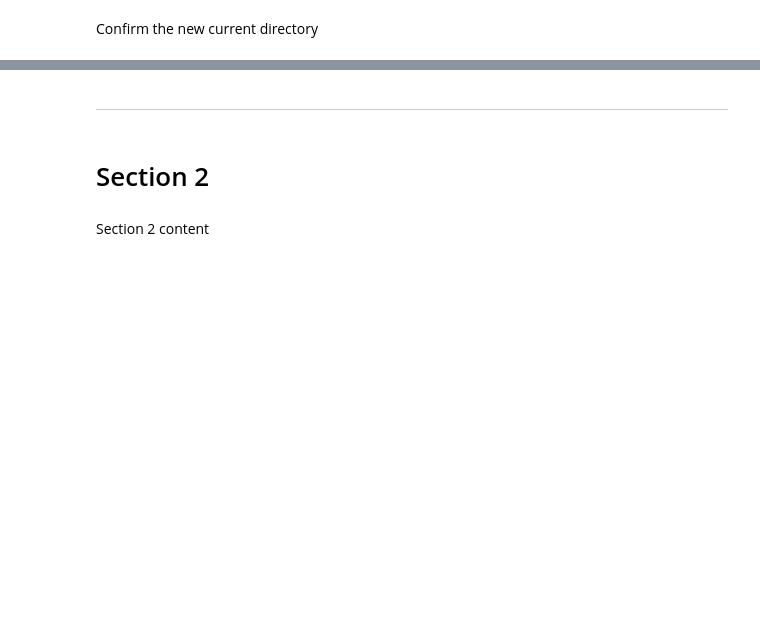
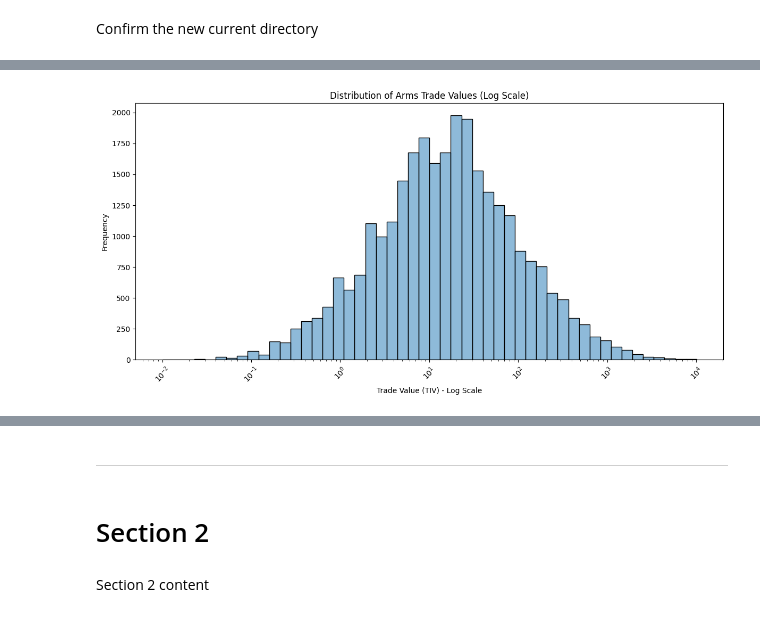
Before and after one commit to J-Bicheno/Arms-Import-Export-Analysis, a Jupyter notebook: jupyter_notebooks/Initial_Visualisation.ipynb, the cells around one changed output, grey strips where cells are left out. Saved outputs shown, nothing was run; the diff lists cells and outputs as text; code cells hidden in the pictures; blank space fills up the shorter version.

Commit message:
distribution of log scaled data checked and analysed

```diff
--- a/jupyter_notebooks/Initial_Visualisation.ipynb
+++ b/jupyter_notebooks/Initial_Visualisation.ipynb
@@ -55,0 +75,3 @@ Section 1 content
+# %%
+arms_enhance_df = pd.read_csv('data_folder/Processed/arms_trade_cleaned.csv')
+arms_enhance_df.head()
@@ -55,0 +85,24 @@ Section 1 content
+# %%
+# Create figure with larger size
+plt.figure(figsize=(12, 6))
+
+# Plot with log scale and adjusted bins
+sns.histplot(data=arms_enhance_df, x='SIPRI TIV for total order',
+             kde=True,
+             log_scale=True,  # Use log scale for better distribution visibility
+             bins=50)         # Increase number of bins for more detail
+
+# Customize appearance
+plt.title('Distribution of Arms Trade Values (Log Scale)', fontsize=12)
+plt.xlabel('Trade Value (TIV) - Log Scale', fontsize=10)
+plt.ylabel('Frequency', fontsize=10)
+
+# Rotate x-axis labels for better readability
+plt.xticks(rotation=45)
+
+# Adjust layout to prevent label cutoff
+plt.tight_layout()
+
+plt.show()
+# %% [output]
+[figure, added]
```
Also changed, not shown: parts of 16 cells of this notebook.
